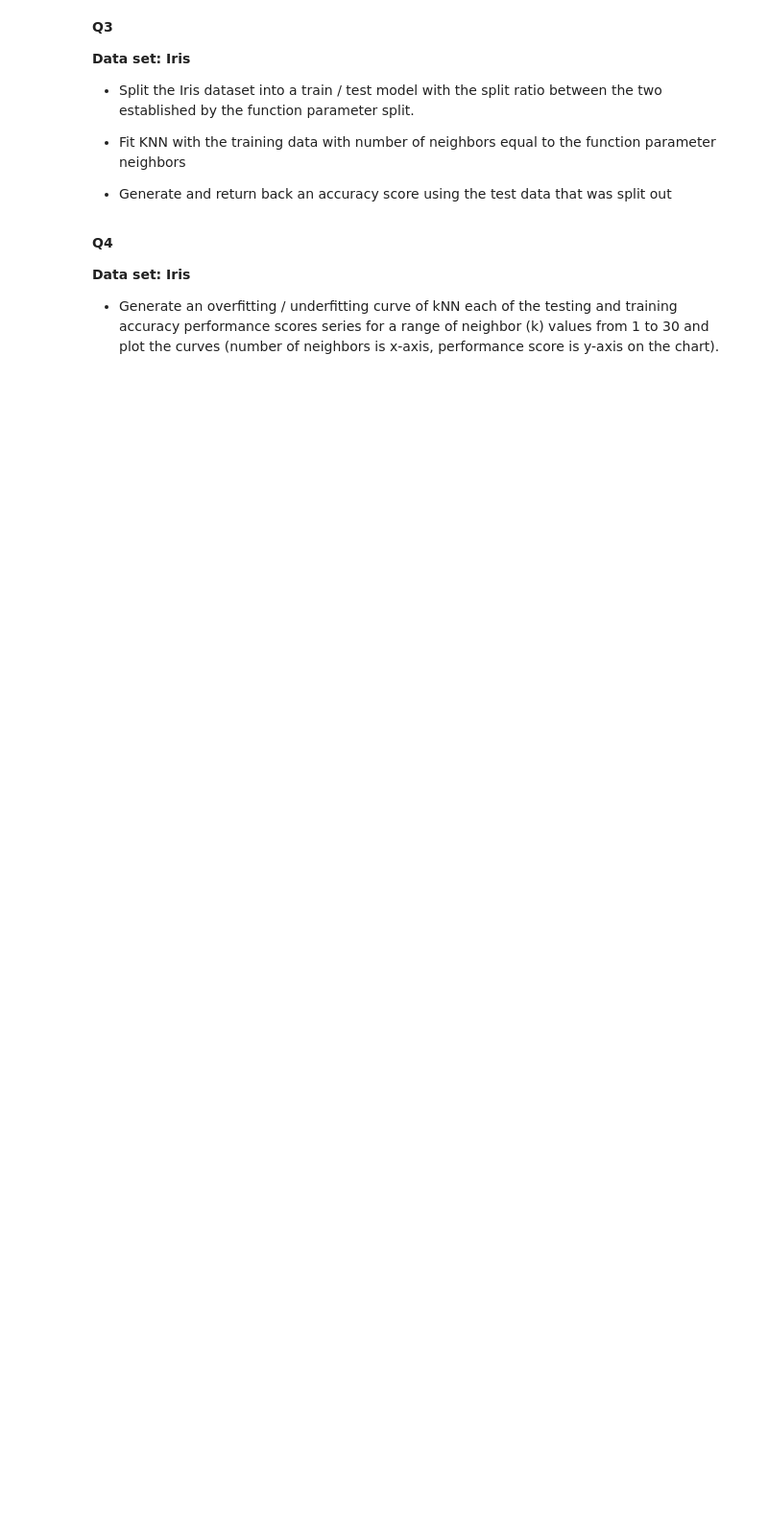
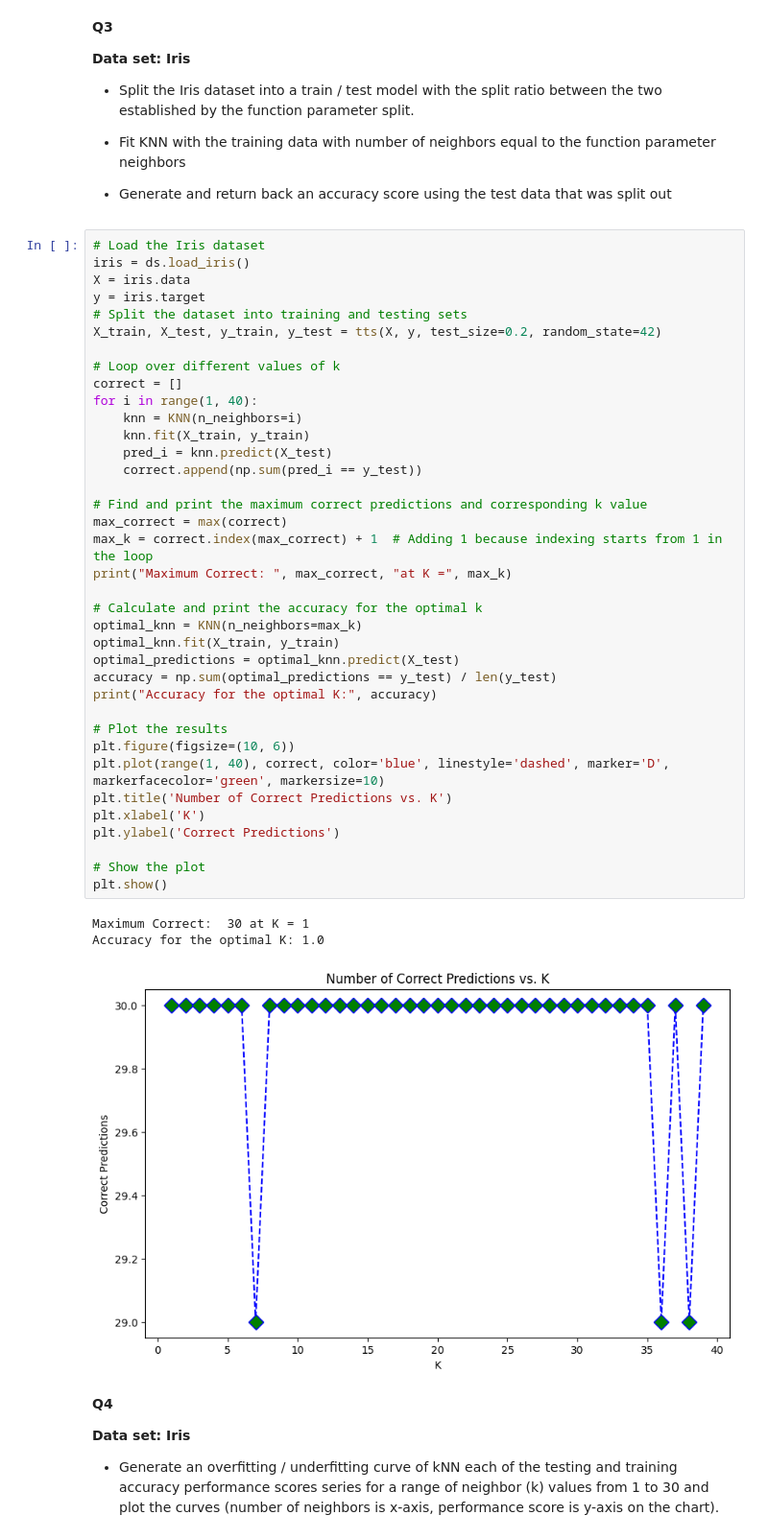
Before and after one commit to waheeb123/Python, a Jupyter notebook: assignment_10_(2).ipynb, the cells around one changed output. Shown: that part at 96% size. Cells and saved outputs as stored; diff of their text form; blank space fills up the shorter version.

```diff
--- a/assignment_10_(2).ipynb
+++ b/assignment_10_(2).ipynb
@@ -65,6 +92,47 @@ argument new_observations. Return back the target names of each prediction (and
 * Fit KNN with the training data with number of neighbors equal to the function parameter neighbors
 
 * Generate and return back an accuracy score using the test data that was split out
+# %%
+# Load the Iris dataset
+iris = ds.load_iris()
+X = iris.data
+y = iris.target
+# Split the dataset into training and testing sets
+X_train, X_test, y_train, y_test = tts(X, y, test_size=0.2, random_state=42)
+
+# Loop over different values of k
+correct = []
+for i in range(1, 40):
+    knn = KNN(n_neighbors=i)
+    knn.fit(X_train, y_train)
+    pred_i = knn.predict(X_test)
+    correct.append(np.sum(pred_i == y_test))
+
+# Find and print the maximum correct predictions and corresponding k value
+max_correct = max(correct)
+max_k = correct.index(max_correct) + 1  # Adding 1 because indexing starts from 1 in the loop
+print("Maximum Correct: ", max_correct, "at K =", max_k)
+
+# Calculate and print the accuracy for the optimal k
+optimal_knn = KNN(n_neighbors=max_k)
+optimal_knn.fit(X_train, y_train)
+optimal_predictions = optimal_knn.predict(X_test)
+accuracy = np.sum(optimal_predictions == y_test) / len(y_test)
+print("Accuracy for the optimal K:", accuracy)
+
+# Plot the results
+plt.figure(figsize=(10, 6))
+plt.plot(range(1, 40), correct, color='blue', linestyle='dashed', marker='D', markerfacecolor='green', markersize=10)
+plt.title('Number of Correct Predictions vs. K')
+plt.xlabel('K')
+plt.ylabel('Correct Predictions')
+
+# Show the plot
+plt.show()
+# %% [output]
+Maximum Correct:  30 at K = 1
+Accuracy for the optimal K: 1.0
+[figure, added]
 # %% [markdown]
 **Q4**
 
```
Also changed, not shown: parts of 5 cells of this notebook.
